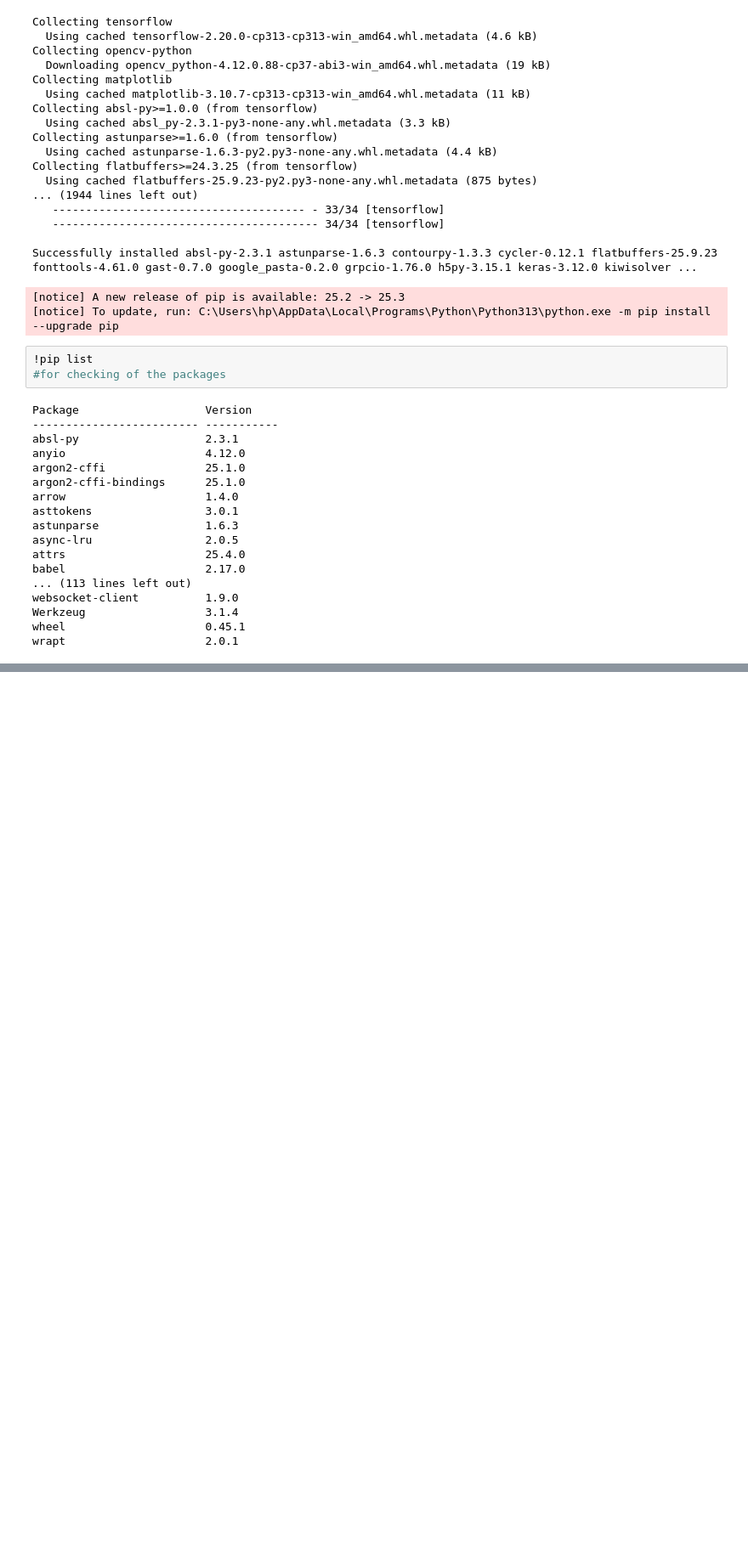
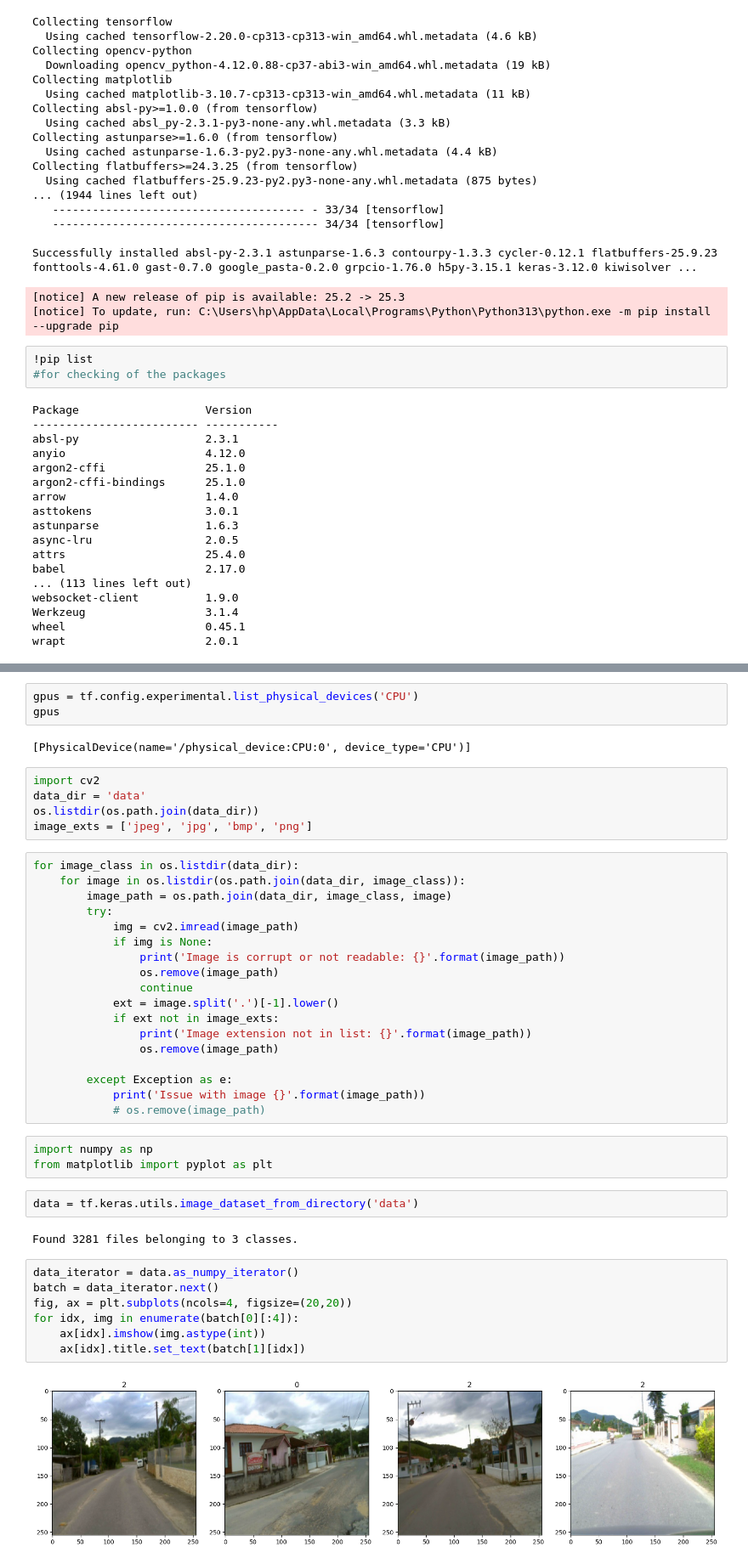
Before and after one commit to AmrElbaroudy/Road-Surface-Condition-CNN, a Jupyter notebook: Road-CNN.ipynb, the cells around one changed output, grey strips where cells are left out. Shown at 85% size. Cells and saved outputs as stored; diff of their text form; blank space fills up the shorter version.

```diff
--- a/Road-CNN.ipynb
+++ b/Road-CNN.ipynb
@@ -47,0 +56,44 @@ wrapt                     2.0.1
+# %%
+gpus = tf.config.experimental.list_physical_devices('CPU')
+gpus
+# %% [output]
+[PhysicalDevice(name='/physical_device:CPU:0', device_type='CPU')]
+# %%
+import cv2
+data_dir = 'data'
+os.listdir(os.path.join(data_dir))
+image_exts = ['jpeg', 'jpg', 'bmp', 'png']
+# %%
+for image_class in os.listdir(data_dir):
+    for image in os.listdir(os.path.join(data_dir, image_class)):
+        image_path = os.path.join(data_dir, image_class, image)
+        try:
+            img = cv2.imread(image_path)
+            if img is None:
+                print('Image is corrupt or not readable: {}'.format(image_path))
+                os.remove(image_path)
+                continue
+            ext = image.split('.')[-1].lower()
+            if ext not in image_exts:
+                print('Image extension not in list: {}'.format(image_path))
+                os.remove(image_path)
+
+        except Exception as e:
+            print('Issue with image {}'.format(image_path))
+            # os.remove(image_path)
+# %%
+import numpy as np
+from matplotlib import pyplot as plt
+# %%
+data = tf.keras.utils.image_dataset_from_directory('data')
+# %% [output]
+Found 3281 files belonging to 3 classes.
+# %%
+data_iterator = data.as_numpy_iterator()
+batch = data_iterator.next()
+fig, ax = plt.subplots(ncols=4, figsize=(20,20))
+for idx, img in enumerate(batch[0][:4]):
+    ax[idx].imshow(img.astype(int))
+    ax[idx].title.set_text(batch[1][idx])
+# %% [output]
+[figure, added]
```
Also changed, not shown: parts of 20 cells of this notebook.
